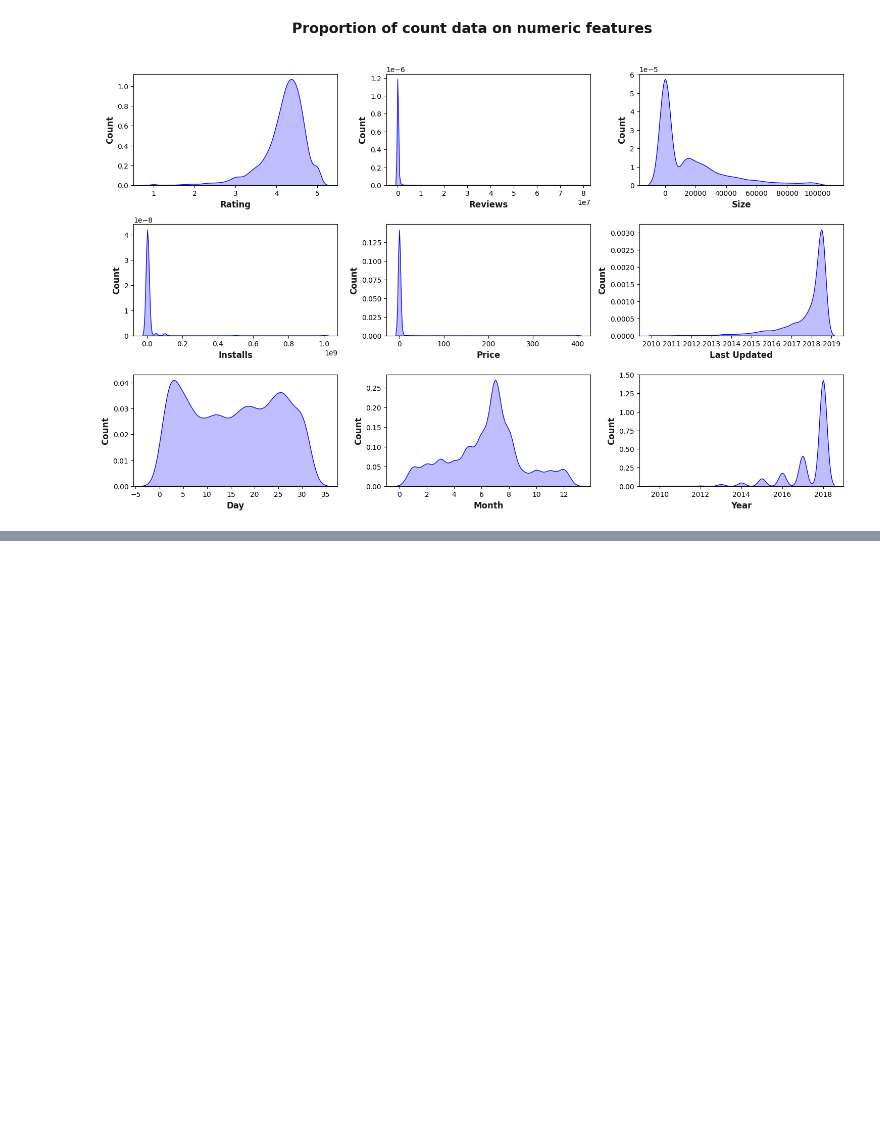
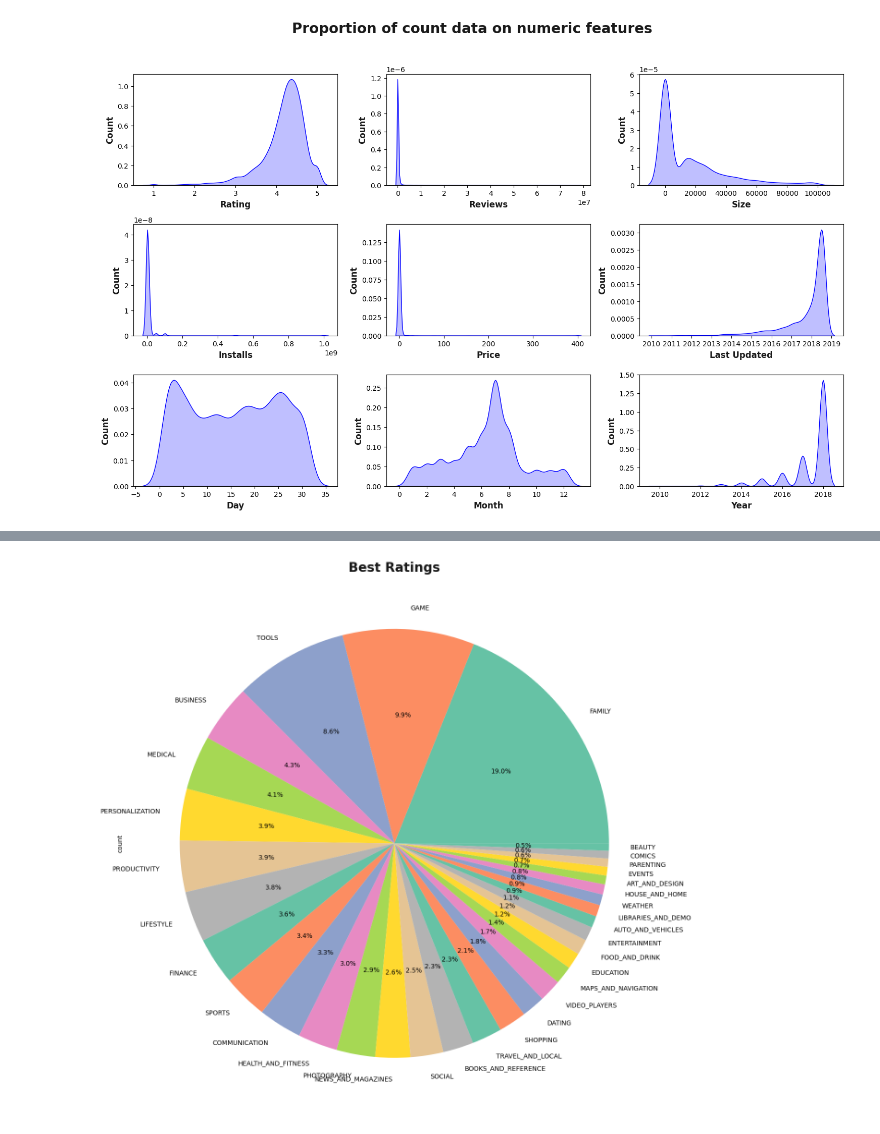
Before and after one commit to Imtiazjumman/Data_analytics, a Jupyter notebook: Exploratory Data/Data_cleaning_Google_playstore.ipynb, the cells around one changed output, grey strips where cells are left out. Cells and saved outputs as stored; diff of their text form; code cells hidden in the pictures; blank space fills up the shorter version.

```diff
--- a/Exploratory Data/Data_cleaning_Google_playstore.ipynb
+++ b/Exploratory Data/Data_cleaning_Google_playstore.ipynb
@@ -478,0 +489,6 @@ plt.show()
+# %%
+df_copy['Category'].value_counts().plot(kind='pie',figsize=(15,16),autopct='%1.1f%%',colors=sns.color_palette('Set2'))
+plt.title('Best Ratings',fontsize = 20,fontweight = 'semibold',alpha = 0.9,y=1.0)
+plt.show()
+# %% [output]
+[figure, added]
```
Also changed, not shown: parts of 8 cells of this notebook.
